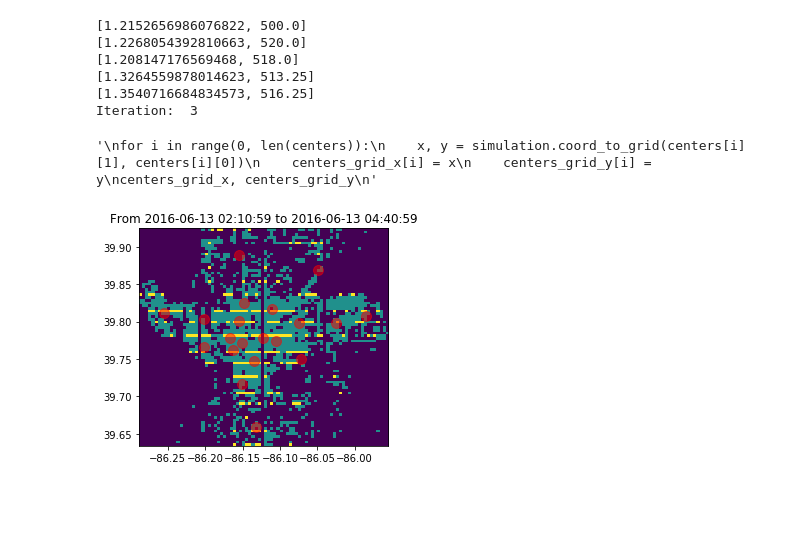
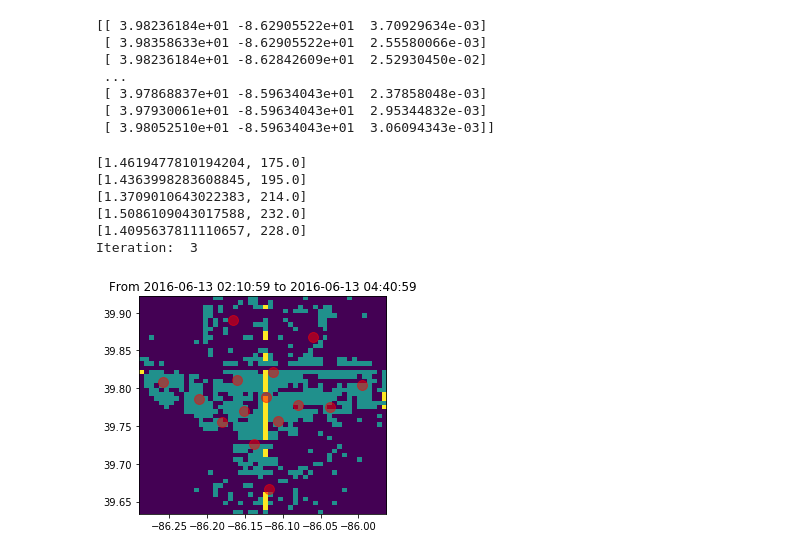
Before and after one commit to rjhosler/IUPUI-REU, a Jupyter notebook: Response Time.ipynb, the cells around one changed output. Cells and saved outputs as stored; diff of their text form; code cells hidden in the pictures; blank space fills up the shorter version.

```diff
--- a/Response Time.ipynb
+++ b/Response Time.ipynb
@@ -14,49 +14,48 @@ from numpy import array
 from scipy import linalg as la
 # %%
 interval_count = 10
-PointProcess = PointProcessRun(param_location = 'Trained_Params_100_100.npz')
+PointProcess = PointProcessRun(param_location = 'Trained_Params_70_50.npz')
 start_time = start_time = datetime.datetime.fromtimestamp(1465798259)
 grid_loc = PointProcess.locs_for_wasserstein (start_time, interval_count, 80)
+print (grid_loc)
+# %% [output]
+[[ 3.98236184e+01 -8.62905522e+01  3.70929634e-03]
+ [ 3.98358633e+01 -8.62905522e+01  2.55580066e-03]
+ [ 3.98236184e+01 -8.62842609e+01  2.52930450e-02]
+ ...
+ [ 3.97868837e+01 -8.59634043e+01  2.37858048e-03]
+ [ 3.97930061e+01 -8.59634043e+01  2.95344832e-03]
+ [ 3.98052510e+01 -8.59634043e+01  3.06094343e-03]]
-# %%
-cluster = Cluster(grid_loc, n = 20)
-cluster.randomize_centers()
-lam = cluster.learn_lam(n_iter = 5, rand_centers = True)
-centers= cluster.get_centers()
-centers_grid_x = np.zeros(len(centers))
-centers_grid_y = np.zeros(len(centers))
-
-'''
-for i in range(0, len(centers)):
-    x, y = simulation.coord_to_grid(centers[i][1], centers[i][0])
-    centers_grid_x[i] = x
-    centers_grid_y[i] = y
-centers_grid_x, centers_grid_y
-'''
-# %% [output]
-[1.2152656986076822, 500.0]
-[1.2268054392810663, 520.0]
-[1.208147176569468, 518.0]
-[1.3264559878014623, 513.25]
-[1.3540716684834573, 516.25]
-Iteration:  3
-'\nfor i in range(0, len(centers)):\n    x, y = simulation.coord_to_grid(centers[i][1], centers[i][0])\n    centers_grid_x[i] = x\n    centers_grid_y[i] = y\ncenters_grid_x, centers_grid_y\n'
+# %%
+cluster = Cluster(grid_loc, n = 15)
+lam = cluster.learn_lam(n_iter = 5, rand_centers = True)
+cluster.round_off()
+#cluster.process_data_kmeans(False)
+centers = cluster.get_centers()
+# %% [output]
+[1.4619477810194204, 175.0]
+[1.4363998283608845, 195.0]
+[1.3709010643022383, 214.0]
+[1.5086109043017588, 232.0]
+[1.4095637811110657, 228.0]
+Iteration:  3
 # %%
 interval_count = 10
-bincount = 80
+bincount = 50
 data = grid_loc
 end_time = start_time + datetime.timedelta(seconds = 15*60*interval_count)
 heatmap, xedges, yedges = np.histogram2d(data[:,1], data[:,0], bins = bincount)
 extent = [xedges[0], xedges[-1], yedges[0], yedges[-1]]
 
 plt.clf()
 plt.title ('From {} to {}'.format(str(start_time), str(end_time)))
 plt.imshow(heatmap.T, extent=extent, origin='lower')
 plt.scatter(centers[:,1], centers[:,0], c = 'red', s = 100, alpha = 0.5)
 plt.savefig ('wasserstein_graph.png', bbox_inches='tight')
 plt.show()
 plt.close()
 # %% [output]
-[figure, old version]
+[figure, new version]
 # %%
 data = cluster.get_data()
 # %%
```
Also changed, not shown: parts of 11 cells of this notebook.
